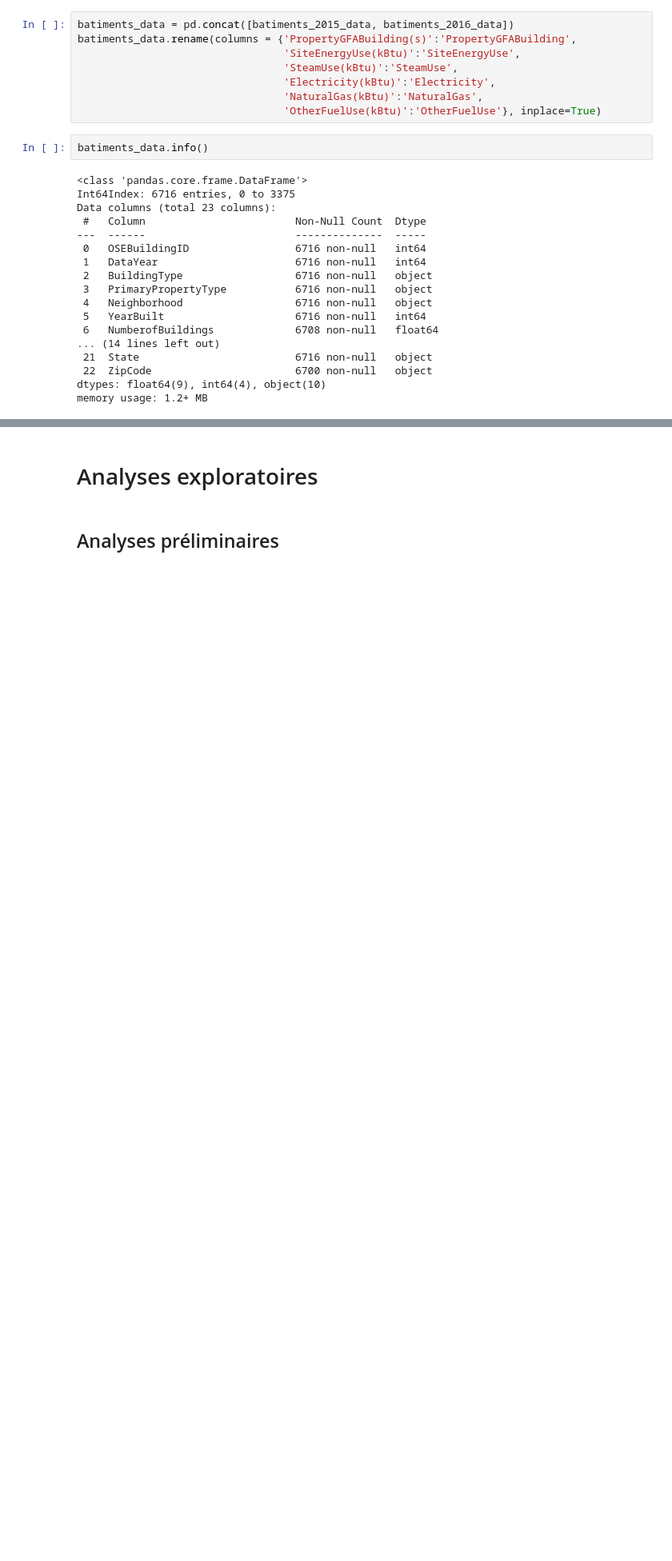
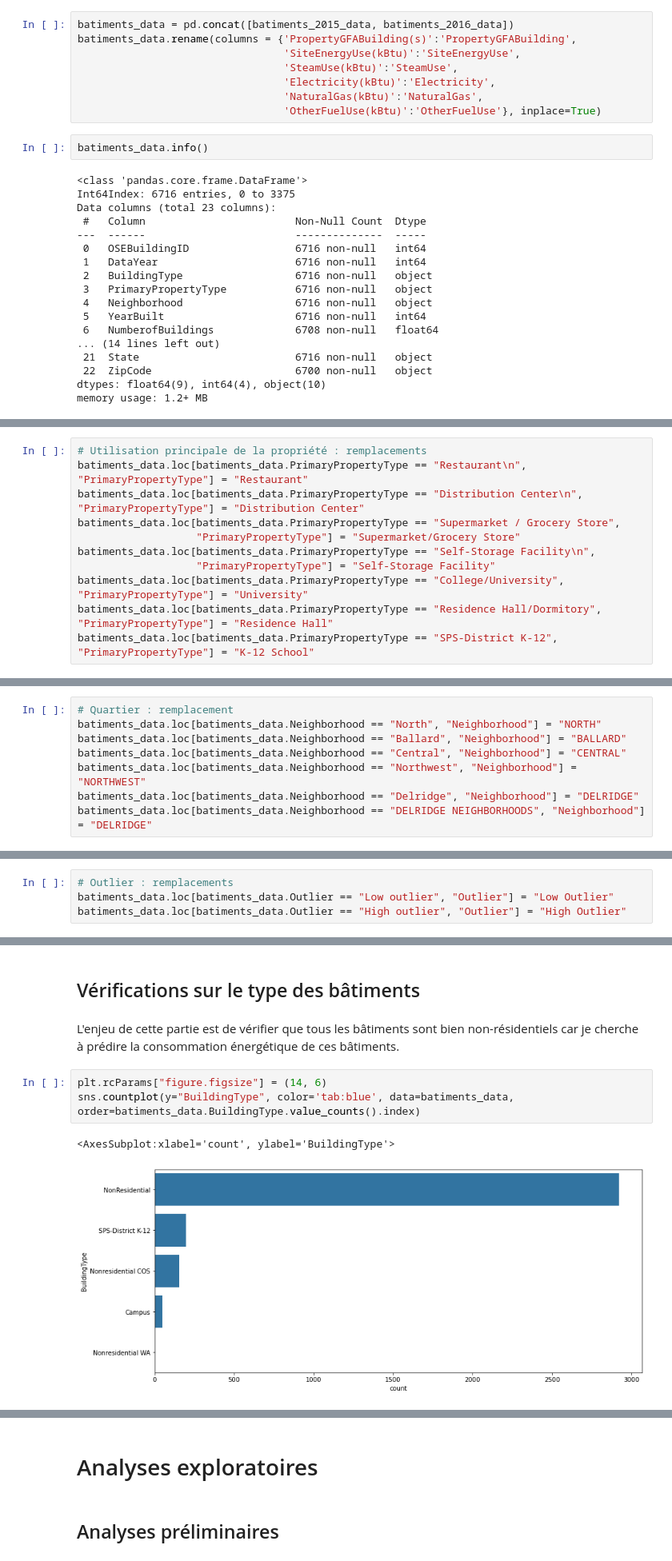
Before and after one commit to sebastienbourgeois/oc-p4-anticiper-besoin-consommation-batiments, a Jupyter notebook: Pelec_01_notebook.ipynb, the cells around one changed output, grey strips where cells are left out. Shown at 80% size. Drawn from its saved outputs; the diff is of its cells as text; blank space fills up the shorter version.

Commit message:
Remplacement des modalités en doublons et vérifications sur le dataset placées avant la gestion des bâtiments en doublons

```diff
--- a/Pelec_01_notebook.ipynb
+++ b/Pelec_01_notebook.ipynb
@@ -317,0 +344,11 @@ memory usage: 1.2+ MB
+# %%
+# Utilisation principale de la propriété : remplacements
+batiments_data.loc[batiments_data.PrimaryPropertyType == "Restaurant\n", "PrimaryPropertyType"] = "Restaurant"
+batiments_data.loc[batiments_data.PrimaryPropertyType == "Distribution Center\n", "PrimaryPropertyType"] = "Distribution Center"
+batiments_data.loc[batiments_data.PrimaryPropertyType == "Supermarket / Grocery Store",
+                   "PrimaryPropertyType"] = "Supermarket/Grocery Store"
+batiments_data.loc[batiments_data.PrimaryPropertyType == "Self-Storage Facility\n",
+                   "PrimaryPropertyType"] = "Self-Storage Facility"
+batiments_data.loc[batiments_data.PrimaryPropertyType == "College/University", "PrimaryPropertyType"] = "University"
+batiments_data.loc[batiments_data.PrimaryPropertyType == "Residence Hall/Dormitory", "PrimaryPropertyType"] = "Residence Hall"
+batiments_data.loc[batiments_data.PrimaryPropertyType == "SPS-District K-12", "PrimaryPropertyType"] = "K-12 School"
@@ -317,0 +400,8 @@ memory usage: 1.2+ MB
+# %%
+# Quartier : remplacement
+batiments_data.loc[batiments_data.Neighborhood == "North", "Neighborhood"] = "NORTH"
+batiments_data.loc[batiments_data.Neighborhood == "Ballard", "Neighborhood"] = "BALLARD"
+batiments_data.loc[batiments_data.Neighborhood == "Central", "Neighborhood"] = "CENTRAL"
+batiments_data.loc[batiments_data.Neighborhood == "Northwest", "Neighborhood"] = "NORTHWEST"
+batiments_data.loc[batiments_data.Neighborhood == "Delridge", "Neighborhood"] = "DELRIDGE"
+batiments_data.loc[batiments_data.Neighborhood == "DELRIDGE NEIGHBORHOODS", "Neighborhood"] = "DELRIDGE"
@@ -317,0 +435,4 @@ memory usage: 1.2+ MB
+# %%
+# Outlier : remplacements
+batiments_data.loc[batiments_data.Outlier == "Low outlier", "Outlier"] = "Low Outlier"
+batiments_data.loc[batiments_data.Outlier == "High outlier", "Outlier"] = "High Outlier"
@@ -317,0 +445,10 @@ memory usage: 1.2+ MB
+# %% [markdown]
+## Vérifications sur le type des bâtiments
+# %% [markdown]
+L'enjeu de cette partie est de vérifier que tous les bâtiments sont bien non-résidentiels car je cherche à prédire la consommation énergétique de ces bâtiments.
+# %%
+plt.rcParams["figure.figsize"] = (14, 6)
+sns.countplot(y="BuildingType", color='tab:blue', data=batiments_data, order=batiments_data.BuildingType.value_counts().index)
+# %% [output]
+<AxesSubplot:xlabel='count', ylabel='BuildingType'>
+[figure, added]
```
Also changed, not shown: parts of 46 cells of this notebook.
